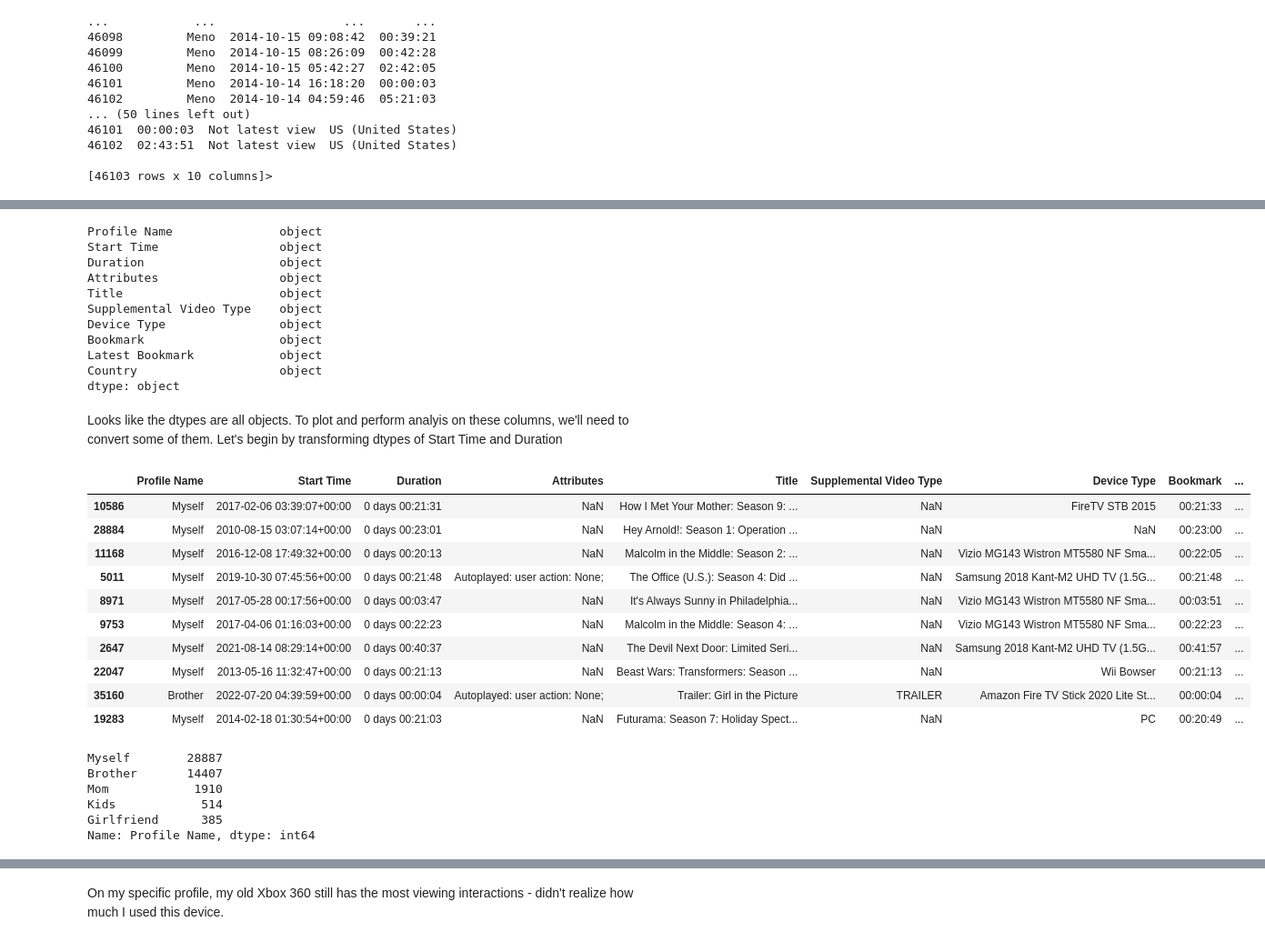
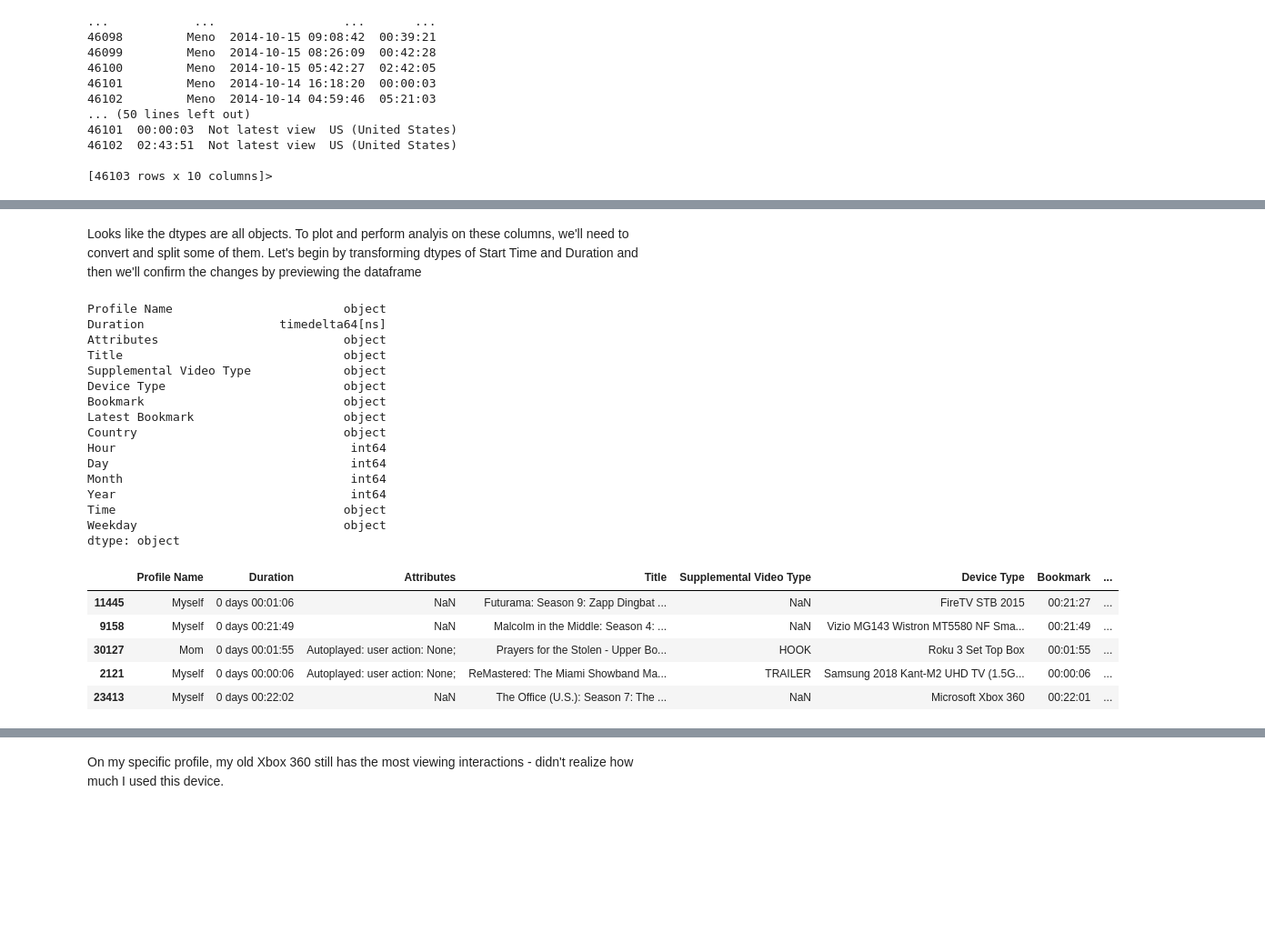
Before and after one commit to jon-vargas/python-projects, a Jupyter notebook: netflix_analysis.ipynb, the cells around one changed output, grey strips where cells are left out. Shown at 91% size. Saved outputs shown, nothing was run; the diff lists cells and outputs as text; code cells hidden in the pictures; blank space fills up the shorter version.

```diff
--- a/netflix_analysis.ipynb
+++ b/netflix_analysis.ipynb
@@ -49,47 +65,46 @@ array(['Myself', 'Kids', 'Girlfriend', 'Mom', 'Brother'], dtype=object)
-# %%
-# Check out the data types
-df.dtypes
-# %% [output]
-Profile Name               object
-Start Time                 object
-Duration                   object
-Attributes                 object
-Title                      object
-Supplemental Video Type    object
-Device Type                object
-Bookmark                   object
-Latest Bookmark            object
-Country                    object
-dtype: object
 # %% [markdown]
-<p> Looks like the dtypes are all objects. To plot and perform analyis on these columns, we'll need to convert some of them. Let's begin by transforming dtypes of Start Time and Duration </p>
+<p> Looks like the dtypes are all objects. To plot and perform analyis on these columns, we'll need to convert and split some of them. Let's begin by transforming dtypes of Start Time and Duration and then we'll confirm the changes by previewing the dataframe </p>
 # %%
 # Convert dtypes
 df['Start Time'] = pd.to_datetime(df['Start Time'], utc=True)
 df['Duration'] = pd.to_timedelta(df['Duration'])
+
+# Split Start Time into four new columns (day, month, year, time)
+df['Hour'] = df['Start Time'].dt.hour
+df['Day'] = df['Start Time'].dt.day
+df['Month'] = df['Start Time'].dt.month
+df['Year'] = df['Start Time'].dt.year
+df['Time'] = df['Start Time'].dt.time
+
+# Find out which weekday it is and add a new column for that
+df['Weekday'] = df['Start Time'].dt.day_name()
+# Drop Start Time
+df = df.drop(['Start Time'], axis=1)
+
 # Verify the dtypes we're changed
-df.dtypes
+display(df.dtypes)
 # Get a random sample of 10 rows
-df.sample(n=10)
+df.sample(n=5)
 # %% [output]
+Profile Name                        object
+Duration                   timedelta64[ns]
+Attributes                          object
+Title                               object
+Supplemental Video Type             object
+Device Type                         object
+Bookmark                            object
+Latest Bookmark                     object
+Country                             object
+Hour                                 int64
+Day                                  int64
+Month                                int64
+Year                                 int64
+Time                                object
+Weekday                             object
+dtype: object
-|  | Profile Name | Start Time | Duration | Attributes | Title | Supplemental Video Type | Device Type | Bookmark | ... |
-| 10586 | Myself | 2017-02-06 03:39:07+00:00 | 0 days 00:21:31 | NaN | How I Met Your Mother: Season 9: ... | NaN | FireTV STB 2015 | 00:21:33 | ... |
-| 28884 | Myself | 2010-08-15 03:07:14+00:00 | 0 days 00:23:01 | NaN | Hey Arnold!: Season 1: Operation ... | NaN | NaN | 00:23:00 | ... |
-| 11168 | Myself | 2016-12-08 17:49:32+00:00 | 0 days 00:20:13 | NaN | Malcolm in the Middle: Season 2: ... | NaN | Vizio MG143 Wistron MT5580 NF Sma... | 00:22:05 | ... |
-| 5011 | Myself | 2019-10-30 07:45:56+00:00 | 0 days 00:21:48 | Autoplayed: user action: None; | The Office (U.S.): Season 4: Did ... | NaN | Samsung 2018 Kant-M2 UHD TV (1.5G... | 00:21:48 | ... |
-| 8971 | Myself | 2017-05-28 00:17:56+00:00 | 0 days 00:03:47 | NaN | It's Always Sunny in Philadelphia... | NaN | Vizio MG143 Wistron MT5580 NF Sma... | 00:03:51 | ... |
-| 9753 | Myself | 2017-04-06 01:16:03+00:00 | 0 days 00:22:23 | NaN | Malcolm in the Middle: Season 4: ... | NaN | Vizio MG143 Wistron MT5580 NF Sma... | 00:22:23 | ... |
-| 2647 | Myself | 2021-08-14 08:29:14+00:00 | 0 days 00:40:37 | NaN | The Devil Next Door: Limited Seri... | NaN | Samsung 2018 Kant-M2 UHD TV (1.5G... | 00:41:57 | ... |
-| 22047 | Myself | 2013-05-16 11:32:47+00:00 | 0 days 00:21:13 | NaN | Beast Wars: Transformers: Season ... | NaN | Wii Bowser | 00:21:13 | ... |
-| 35160 | Brother | 2022-07-20 04:39:59+00:00 | 0 days 00:00:04 | Autoplayed: user action: None; | Trailer: Girl in the Picture | TRAILER | Amazon Fire TV Stick 2020 Lite St... | 00:00:04 | ... |
-| 19283 | Myself | 2014-02-18 01:30:54+00:00 | 0 days 00:21:03 | NaN | Futurama: Season 7: Holiday Spect... | NaN | PC | 00:20:49 | ... |
+|  | Profile Name | Duration | Attributes | Title | Supplemental Video Type | Device Type | Bookmark | ... |
+| 11445 | Myself | 0 days 00:01:06 | NaN | Futurama: Season 9: Zapp Dingbat ... | NaN | FireTV STB 2015 | 00:21:27 | ... |
+| 9158 | Myself | 0 days 00:21:49 | NaN | Malcolm in the Middle: Season 4: ... | NaN | Vizio MG143 Wistron MT5580 NF Sma... | 00:21:49 | ... |
+| 30127 | Mom | 0 days 00:01:55 | Autoplayed: user action: None; | Prayers for the Stolen - Upper Bo... | HOOK | Roku 3 Set Top Box | 00:01:55 | ... |
+| 2121 | Myself | 0 days 00:00:06 | Autoplayed: user action: None; | ReMastered: The Miami Showband Ma... | TRAILER | Samsung 2018 Kant-M2 UHD TV (1.5G... | 00:00:06 | ... |
+| 23413 | Myself | 0 days 00:22:02 | NaN | The Office (U.S.): Season 7: The ... | NaN | Microsoft Xbox 360 | 00:22:01 | ... |
-# %%
-# See how many total interactions each profile has. This can be counted as each time the app has been opened per profile
-df['Profile Name'].value_counts()
-# %% [output]
-Myself        28887
-Brother       14407
-Mom            1910
-Kids            514
-Girlfriend      385
-Name: Profile Name, dtype: int64
```
Also changed, not shown: parts of 61 cells of this notebook.
